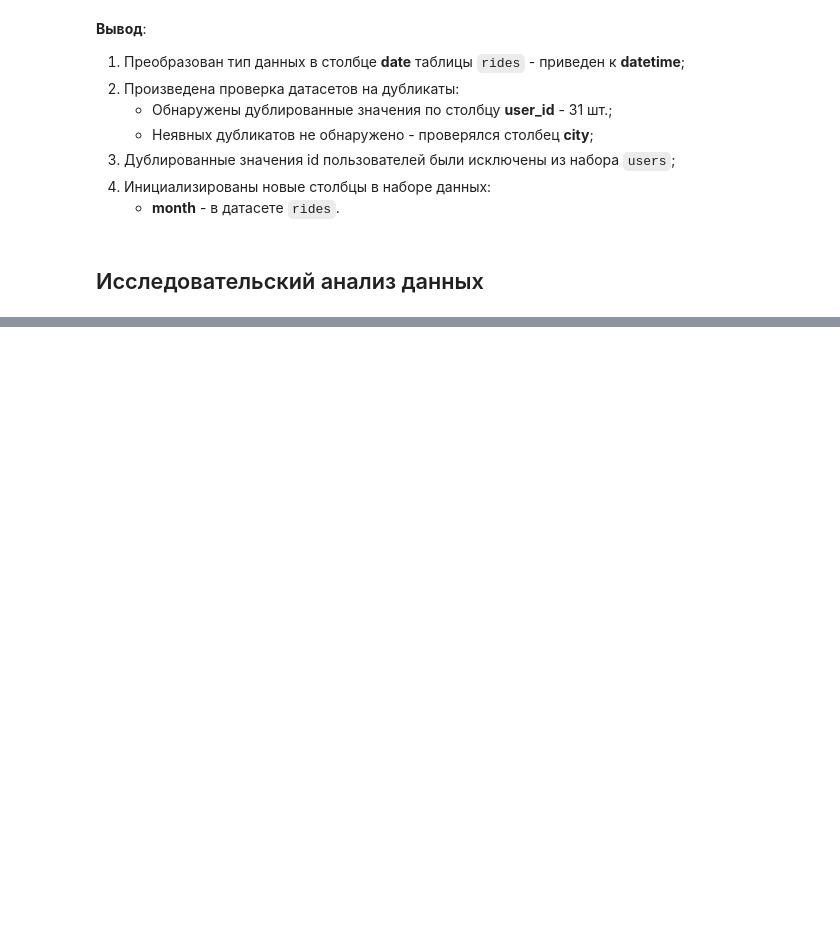
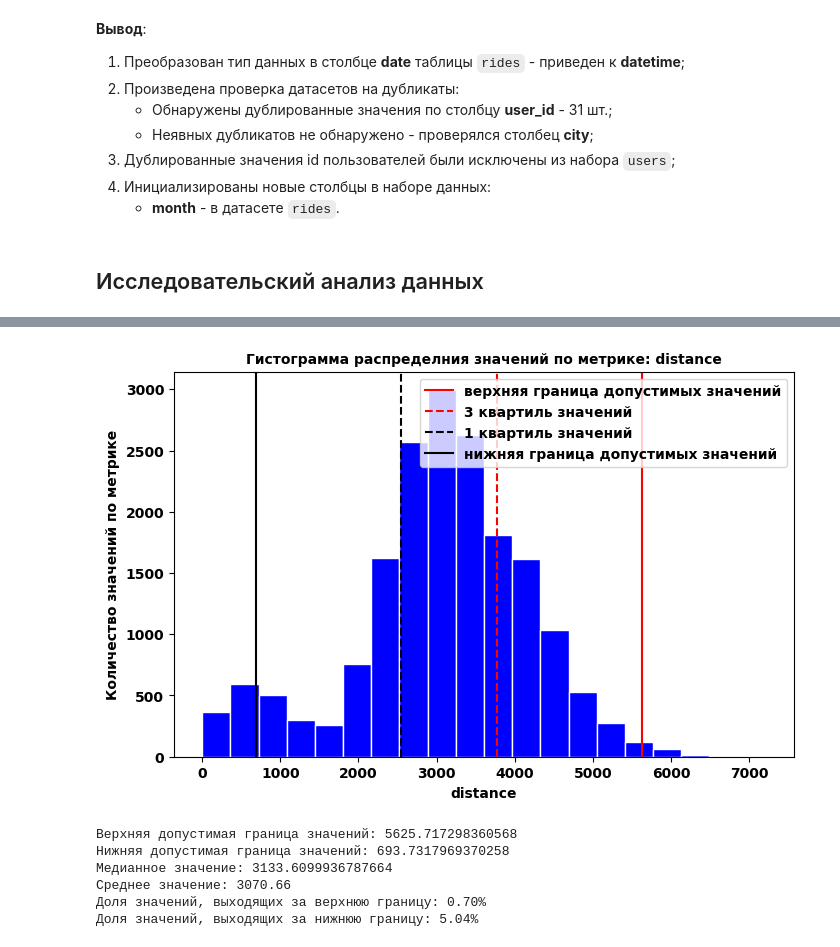
Before and after one commit to MrKostas/YandexPractikum_projects, a Jupyter notebook: notebooks/FifthPetProject_StatisticsAnalysis.ipynb, the cells around one changed output, grey strips where cells are left out. Saved outputs shown, nothing was run; the diff lists cells and outputs as text; code cells hidden in the pictures; blank space fills up the shorter version.

```diff
--- a/notebooks/FifthPetProject_StatisticsAnalysis.ipynb
+++ b/notebooks/FifthPetProject_StatisticsAnalysis.ipynb
@@ -306,0 +416,11 @@ print(f'Количество дублированных id пользовате
+# %%
+# построение визуализации по величине "преодоленное расстояние" - 'distance'
+histogram_plotting(rides, 'distance', 20, 8, 5)
+# %% [output]
+[figure, added]
+Верхняя допустимая граница значений: 5625.717298360568
+Нижняя допустимая граница значений: 693.7317969370258
+Медианное значение: 3133.6099936787664
+Среднее значение: 3070.66
+Доля значений, выходящих за верхнюю границу: 0.70%
+Доля значений, выходящих за нижнюю границу: 5.04%
```
Also changed, not shown: parts of 19 cells of this notebook.
